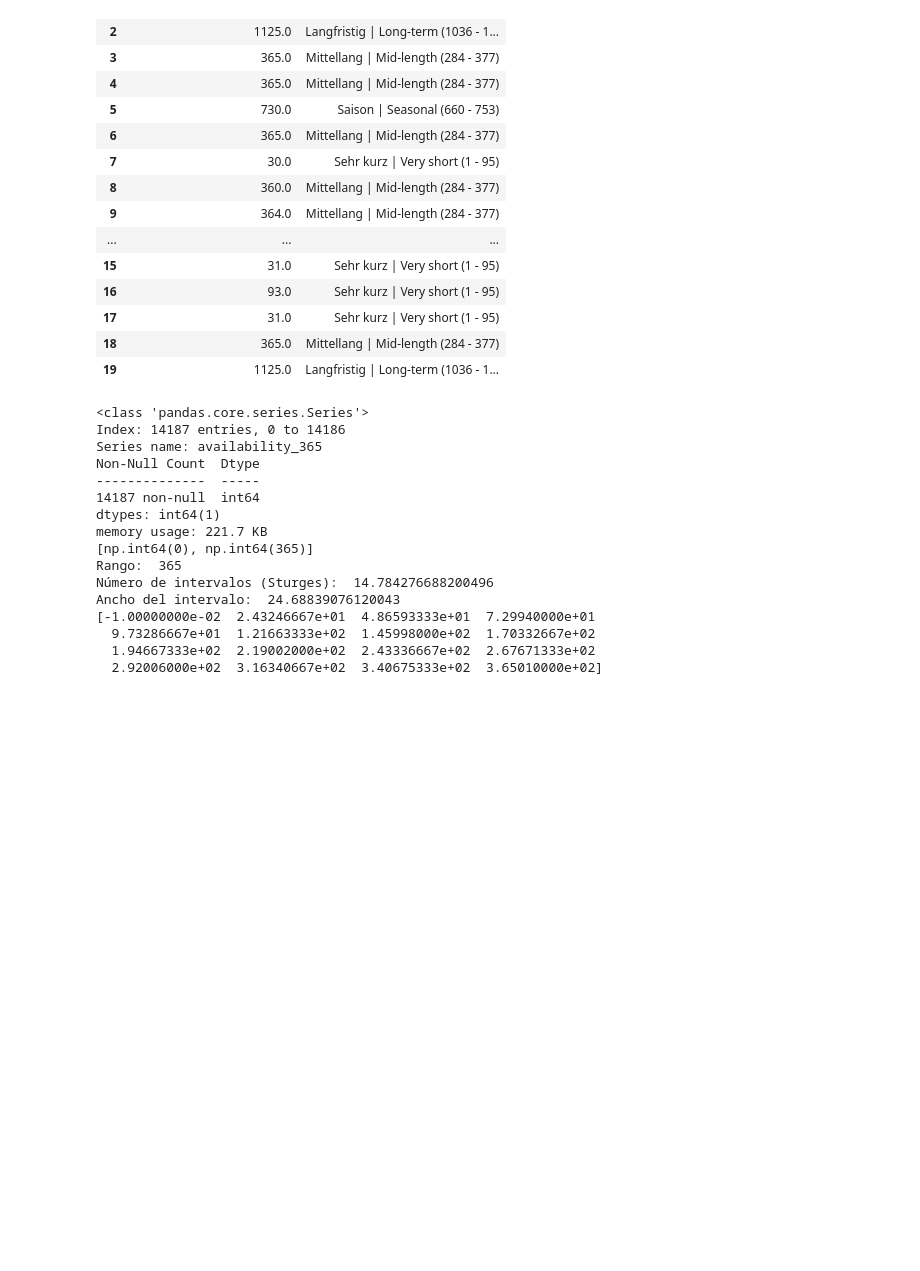
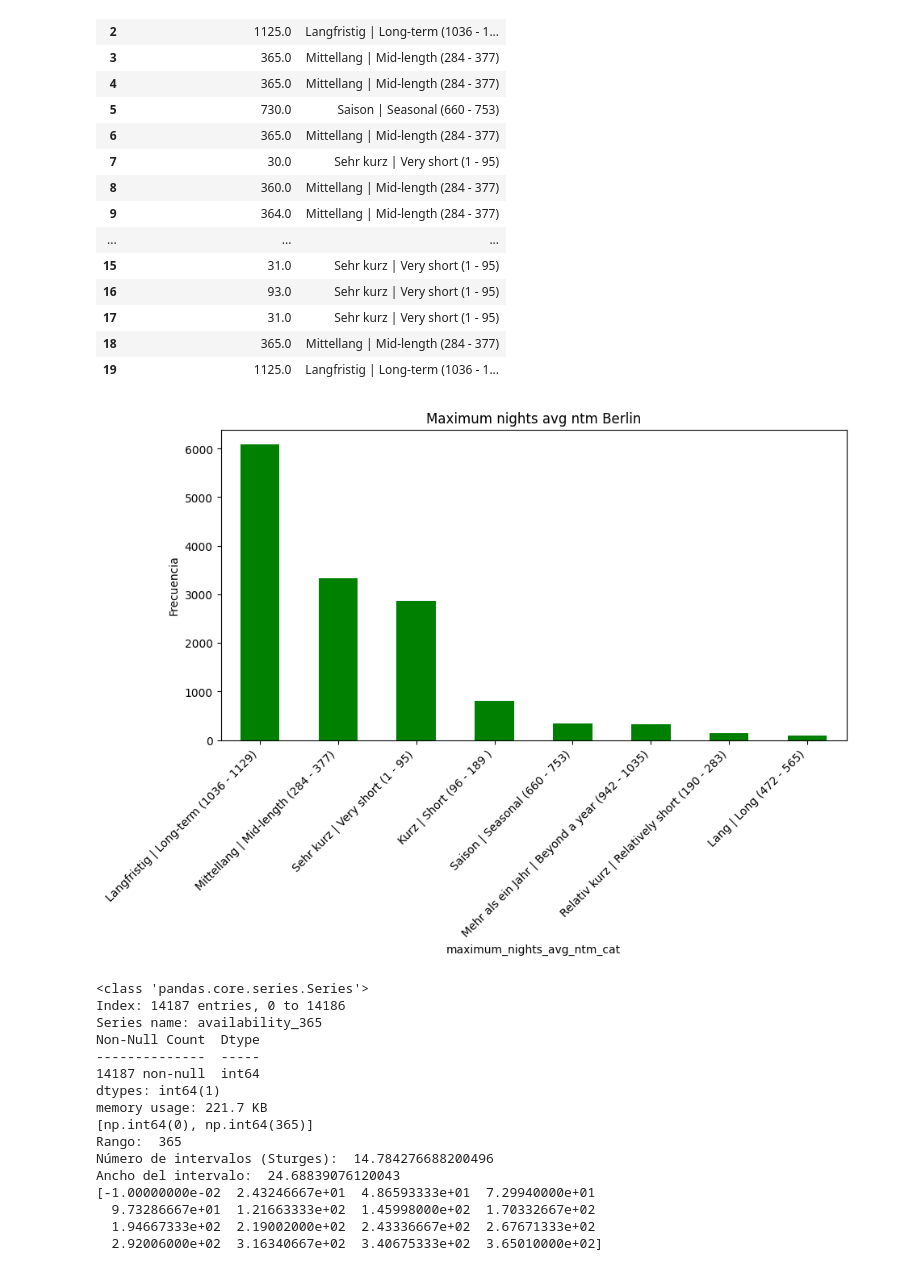
Before and after one commit to Raydays55/Actividad-5, a Jupyter notebook: Act5.ipynb, the cells around one changed output. Cells and saved outputs as stored; diff of their text form; code cells hidden in the pictures; blank space fills up the shorter version.

```diff
--- a/Act5.ipynb
+++ b/Act5.ipynb
@@ -933,6 +964,22 @@ Ancho del intervalo:  95.57450998788002
 | 17 | 31.0 | Sehr kurz | Very short (1 - 95) |
 | 18 | 365.0 | Mittellang | Mid-length (284 - 377) |
 | 19 | 1125.0 | Langfristig | Long-term (1036 - 1... |
+# %%
+# Análisis univariado maximum_nights_avg_ntm
+Tabla_freq_ntm = df_extrac['maximum_nights_avg_ntm_cat'].value_counts().reset_index()
+Tabla_freq_ntm.columns = ['maximum_nights_avg_ntm_cat','count']
+
+Filtro_ntm = Tabla_freq_ntm[Tabla_freq_ntm['count'] > 1].head(8)
+Filtro_index_ntm = Filtro_ntm.set_index('maximum_nights_avg_ntm_cat')
+
+# Gráfica de barras
+Filtro_index_ntm['count'].plot(kind='bar', figsize=(10,5), color="green")
+plt.title('Maximum nights avg ntm Berlin')
+plt.ylabel('Frecuencia')
+plt.xticks(rotation=45, ha='right')
+plt.show()
+# %% [output]
+[figure, added]
 # %%
 # availability_365
 df_extrac['availability_365'].info()
```
Also changed, not shown: parts of 6 cells of this notebook.
